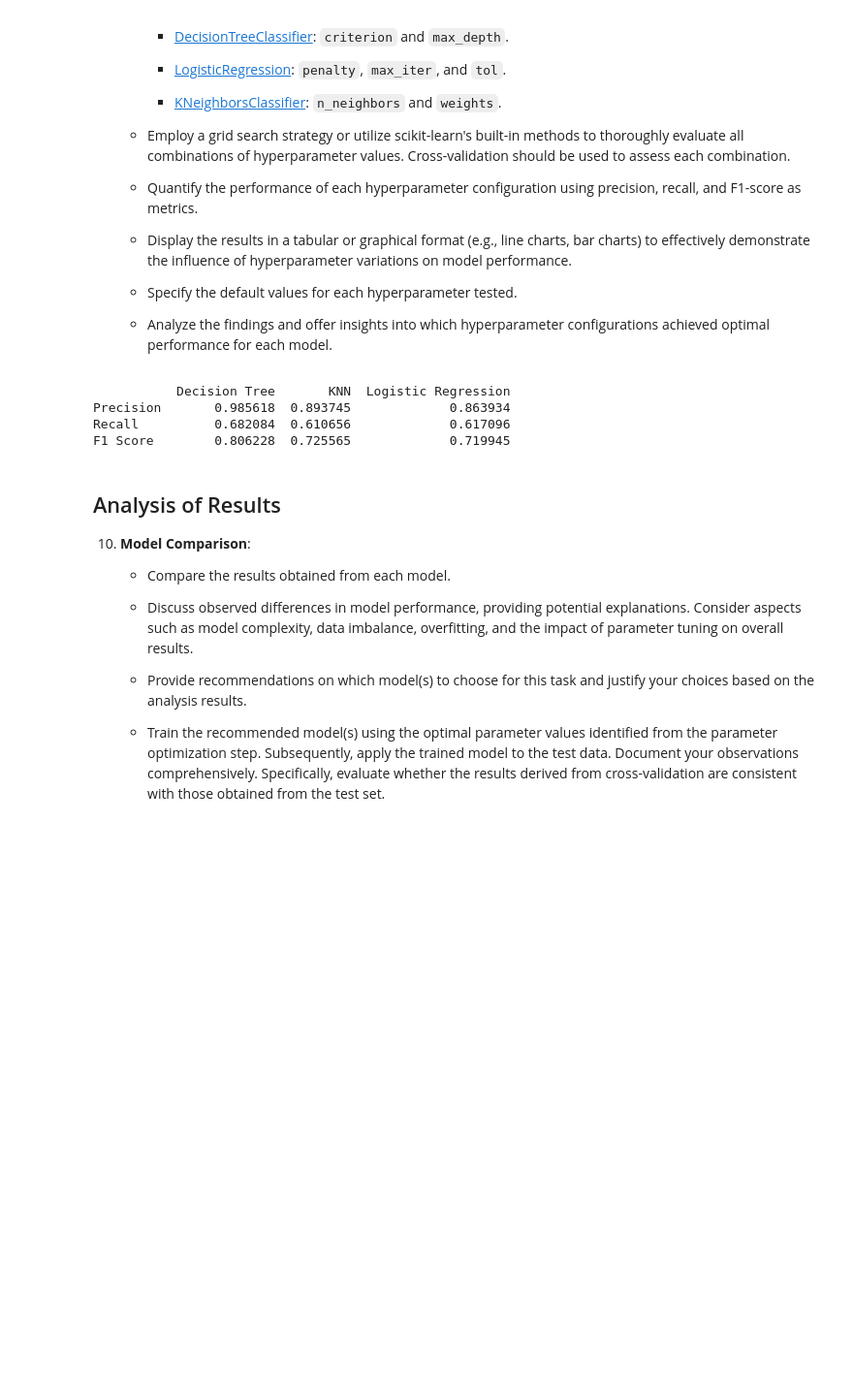
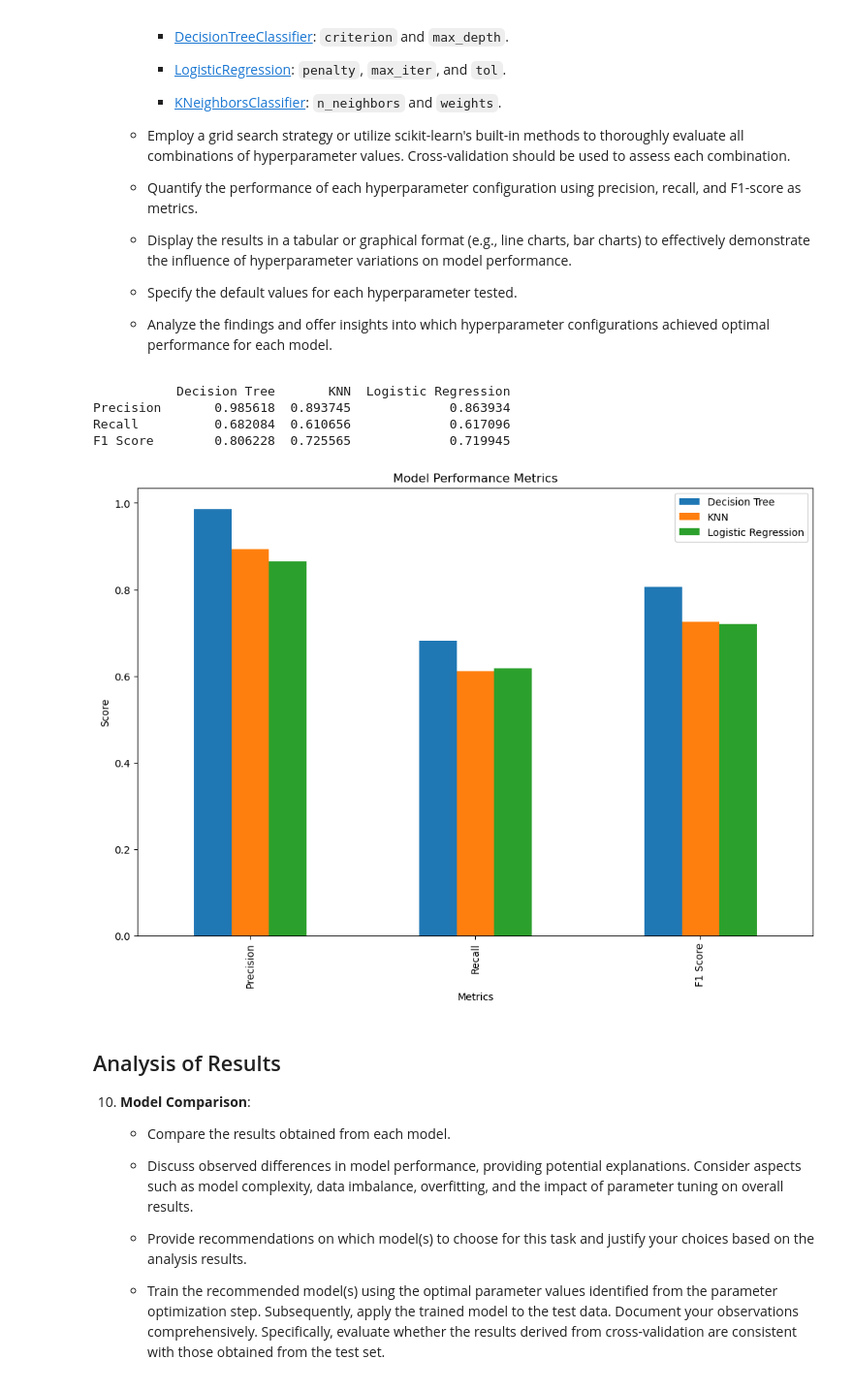
Before and after one commit to vanishabagga/CSI4106-A2, a Jupyter notebook: csi4106-f24-a2-template.ipynb, the cells around one changed output. Shown at 97% size. Drawn from its saved outputs; the diff is of its cells as text; code cells hidden in the pictures; blank space fills up the shorter version.

Commit message:
plot model performance metrics

```diff
--- a/csi4106-f24-a2-template.ipynb
+++ b/csi4106-f24-a2-template.ipynb
@@ -514,33 +514,39 @@ lr_grid.fit(X_train_scaled_df, y_train)
 best = {
     'Decision Tree': dt_grid.best_estimator_,
     'KNN': knn_grid.best_estimator_,
     'Logistic Regression': lr_grid.best_estimator_
 }
 
 # to store precision recall and f1 scores for each model
 results = {}
 
 for name, model in best.items():
     y_pred = model.predict(X_test_scaled_df)
     prec = precision_score(y_test, y_pred)
     rec = recall_score(y_test, y_pred)
     f1 = f1_score(y_test, y_pred)
 
     results[name] = {
         'Precision': prec,
         'Recall': rec,
         'F1 Score': f1
     }
 
 results_df = pd.DataFrame(results)
 print(results_df)
 
 #we could maybe plot the results
+results_df.plot(kind='bar', figsize=(12, 8))
+plt.title('Model Performance Metrics')
+plt.xlabel('Metrics')
+plt.ylabel('Score')
+plt.show()
 # %% [output]
            Decision Tree       KNN  Logistic Regression
 Precision       0.985618  0.893745             0.863934
 Recall          0.682084  0.610656             0.617096
 F1 Score        0.806228  0.725565             0.719945
+[figure, added]
 # %% [markdown]
 ## Analysis of Results
 
```
